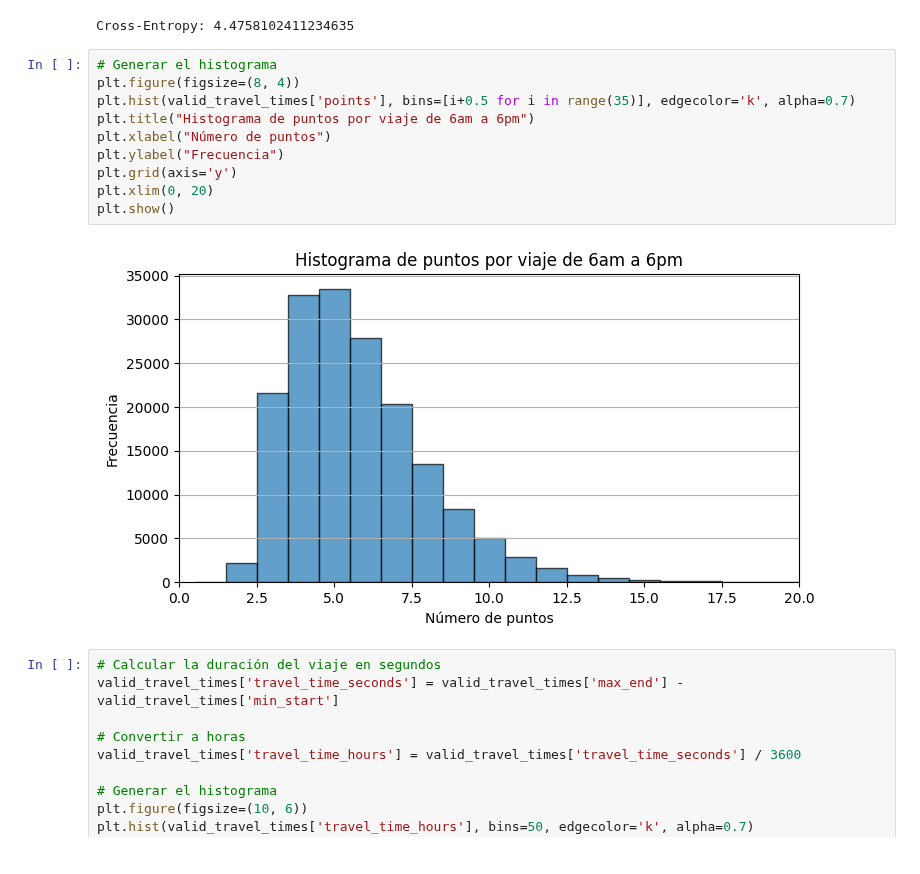
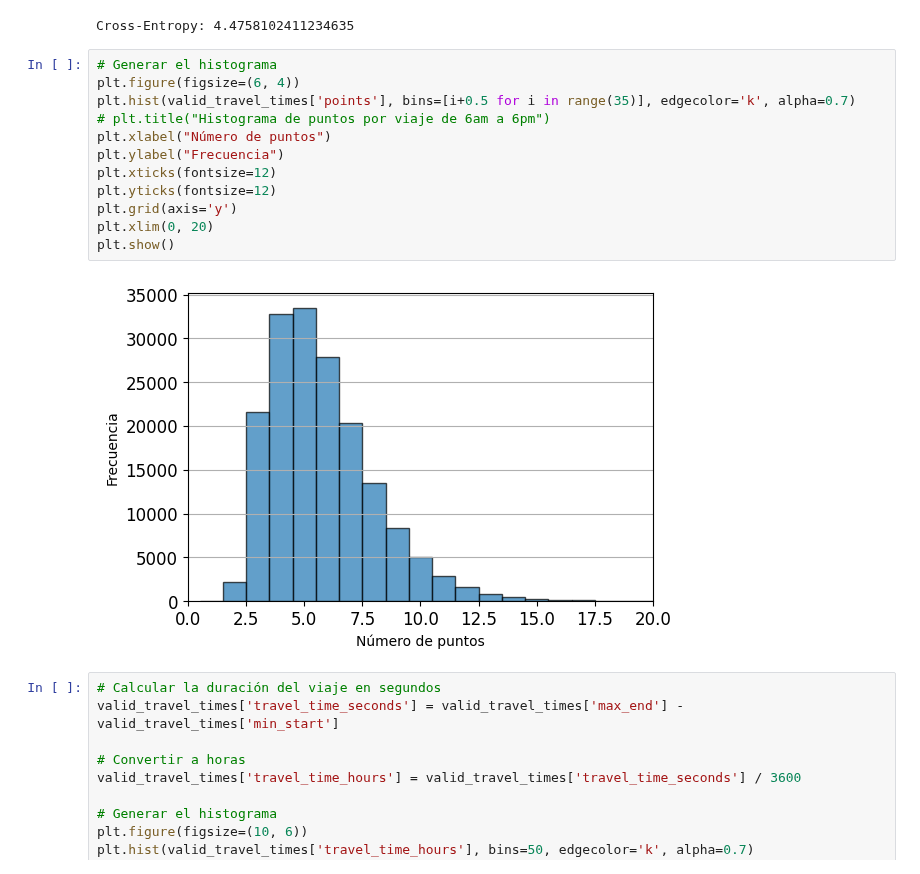
Before and after one commit to alexsierra45/thesis, a Jupyter notebook: src/notebooks/initial_etecsa_data_analisys.ipynb, the cells around one changed output. Cells and saved outputs as stored; diff of their text form.

```diff
--- a/src/notebooks/initial_etecsa_data_analisys.ipynb
+++ b/src/notebooks/initial_etecsa_data_analisys.ipynb
@@ -269,16 +271,18 @@ print(f"Cross-Entropy: {cross_entropy}")
 Cross-Entropy: 4.4758102411234635
 # %%
 # Generar el histograma
-plt.figure(figsize=(8, 4))
+plt.figure(figsize=(6, 4))
 plt.hist(valid_travel_times['points'], bins=[i+0.5 for i in range(35)], edgecolor='k', alpha=0.7)
-plt.title("Histograma de puntos por viaje de 6am a 6pm")
+# plt.title("Histograma de puntos por viaje de 6am a 6pm")
 plt.xlabel("Número de puntos")
 plt.ylabel("Frecuencia")
+plt.xticks(fontsize=12)
+plt.yticks(fontsize=12)
 plt.grid(axis='y')
 plt.xlim(0, 20)
 plt.show()
 # %% [output]
-[figure, old version]
+[figure, new version]
 # %%
 # Calcular la duración del viaje en segundos
 valid_travel_times['travel_time_seconds'] = valid_travel_times['max_end'] - valid_travel_times['min_start']
```
Also changed, not shown: parts of 5 cells of this notebook, 10 other files.
